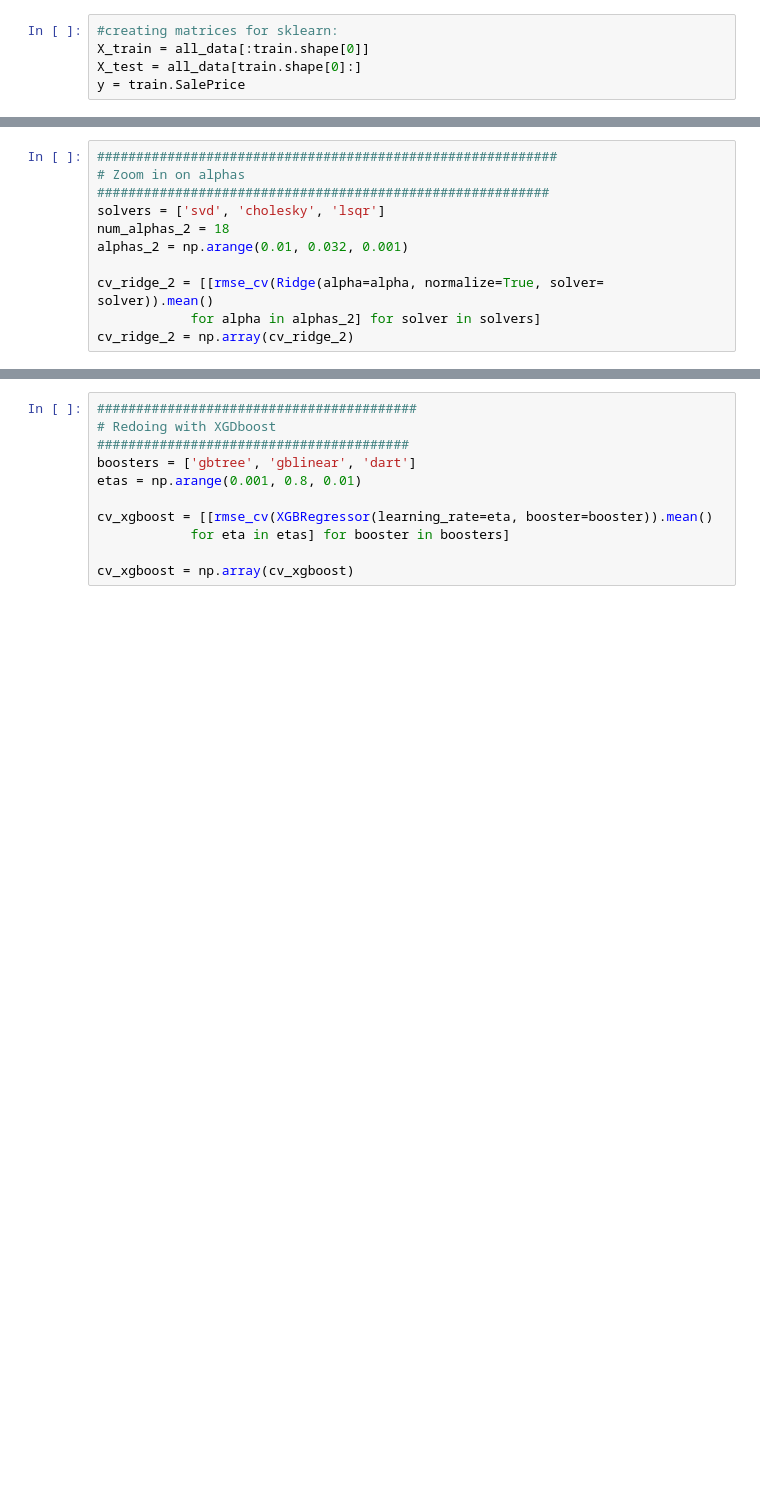
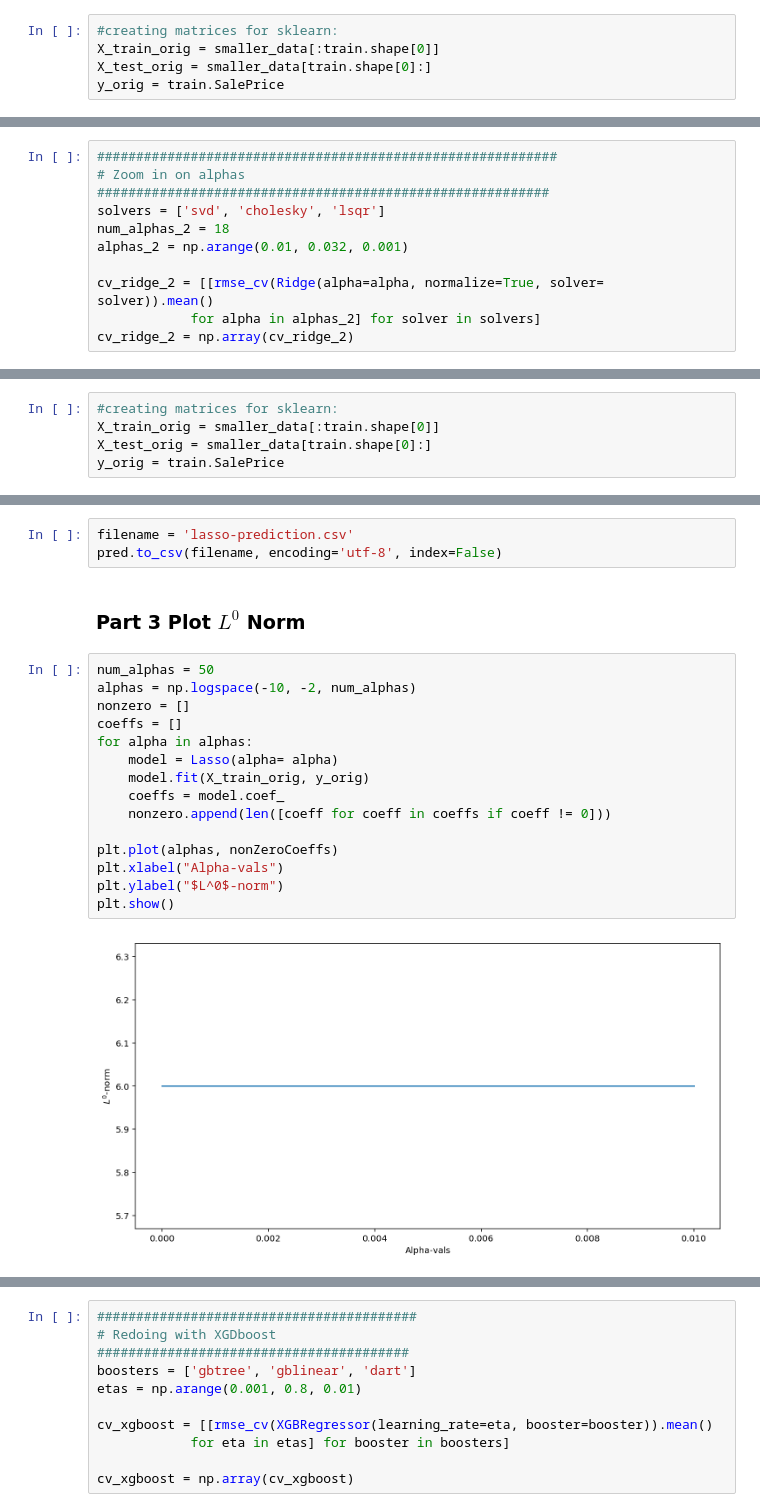
Before and after one commit to jsigee87/Data-Science-Lab-ee379k, a Jupyter notebook: lab4/src/problem4redo.ipynb, the cells around one changed output, grey strips where cells are left out. Saved outputs shown, nothing was run; the diff lists cells and outputs as text; blank space fills up the shorter version.

```diff
--- a/lab4/src/problem4redo.ipynb
+++ b/lab4/src/problem4redo.ipynb
@@ -63,8 +66,8 @@ all_data = all_data.fillna(all_data.mean())
 # %%
 #creating matrices for sklearn:
-X_train = all_data[:train.shape[0]]
-X_test = all_data[train.shape[0]:]
-y = train.SalePrice
+X_train_orig = smaller_data[:train.shape[0]]
+X_test_orig = smaller_data[train.shape[0]:]
+y_orig = train.SalePrice
 # %%
 model_ridge = Ridge()
 # %%
@@ -248,3 +267,8 @@ m_lasso = Lasso()
+# %%
+#creating matrices for sklearn:
+X_train_orig = smaller_data[:train.shape[0]]
+X_test_orig = smaller_data[train.shape[0]:]
+y_orig = train.SalePrice
 # %%
 #Testing lasso with first list of alphas
 alphas_1 =  [0.001,0.02, 0.05, 0.1, 0.2, 1, 2, 5, 10]
@@ -270,0 +323,22 @@ makePlot(cv_lasso, alphas_2)
+# %%
+filename = 'lasso-prediction.csv'
+pred.to_csv(filename, encoding='utf-8', index=False)
+# %% [markdown]
+### Part 3 Plot $L^0$ Norm
+# %%
+num_alphas = 50
+alphas = np.logspace(-10, -2, num_alphas)
+nonzero = []
+coeffs = []
+for alpha in alphas:
+    model = Lasso(alpha= alpha)
+    model.fit(X_train_orig, y_orig)
+    coeffs = model.coef_
+    nonzero.append(len([coeff for coeff in coeffs if coeff != 0]))
+
+plt.plot(alphas, nonZeroCoeffs)
+plt.xlabel("Alpha-vals")
+plt.ylabel("$L^0$-norm")
+plt.show()
+# %% [output]
+[figure, added]
```
Also changed, not shown: parts of 28 cells of this notebook.
